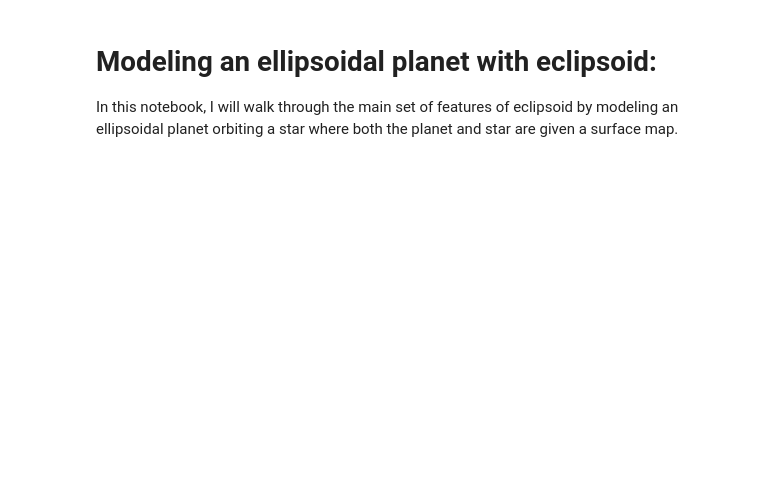
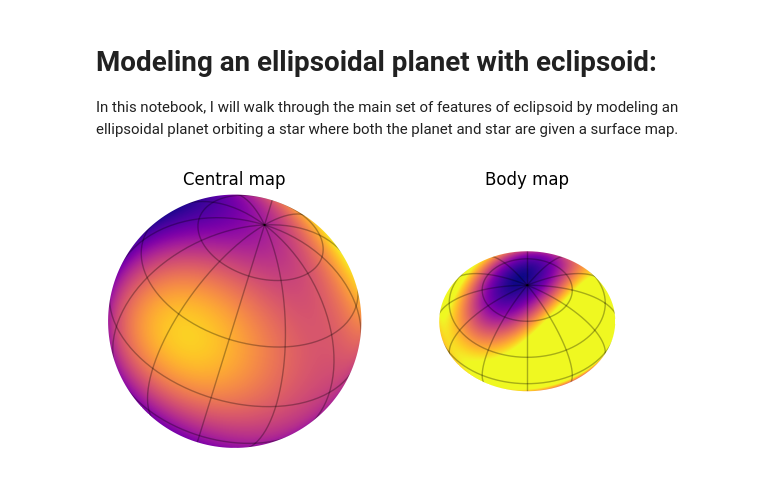
Before and after one commit to shishirdholakia/eclipsoid, a Jupyter notebook: notebooks/EllipsoidalSystem.ipynb, the cells around one changed output. Saved outputs shown, nothing was run; the diff lists cells and outputs as text; code cells hidden in the pictures; blank space fills up the shorter version.

```diff
--- a/notebooks/EllipsoidalSystem.ipynb
+++ b/notebooks/EllipsoidalSystem.ipynb
@@ -36,3 +36,25 @@ system = EclipsoidSystem(central, central_surface).add_body(radius=body['radius'
 spheres = SurfaceSystem(central, central_surface).add_body(**body)
+# %%
+from eclipsoid.visualization import show_surface
+
+
+def lim():
+    radius = central.radius.magnitude
+    plt.xlim(-radius, radius)
+    plt.ylim(-radius, radius)
+
+
+plt.figure(figsize=(6, 3))
+plt.subplot(121)
+show_surface(central_surface, vmax=0.4, theta=jnp.pi/2., cmap='plasma')
+plt.title("Central map")
+lim()
+plt.subplot(122)
+show_surface(body_surface, radius=body["radius"], vmax=0.4, oblateness=0.2, prolateness=0.2, theta=jnp.radians(0.), cmap='plasma')
+lim()
+plt.title("Body map")
+_ = plt.tight_layout()
+# %% [output]
+[figure, added]
 # %%
 from jaxoplanet.experimental.starry.visualization import show_surface
```
Also changed, not shown: parts of 8 cells of this notebook, 4 other files.
